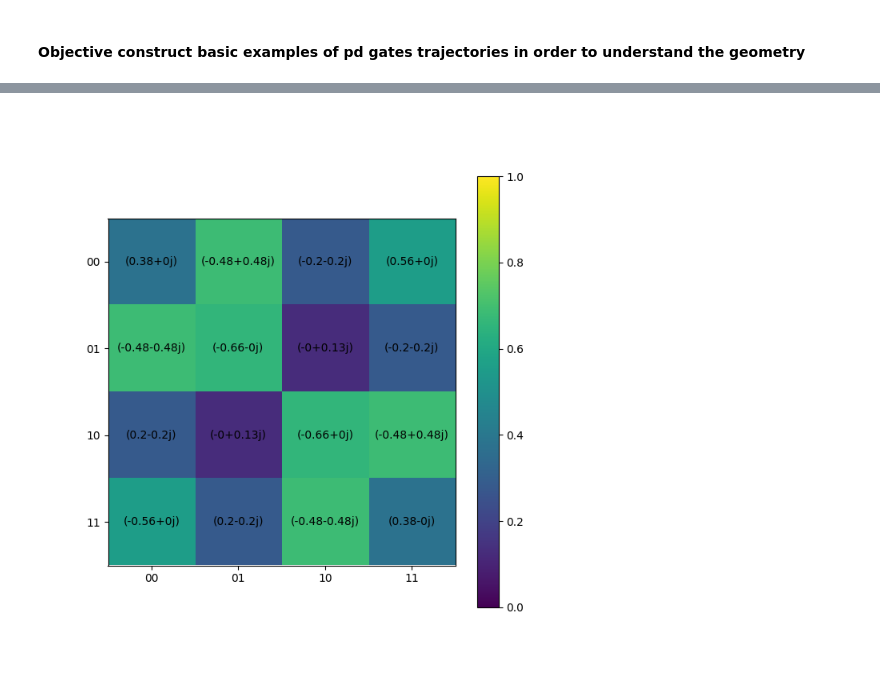
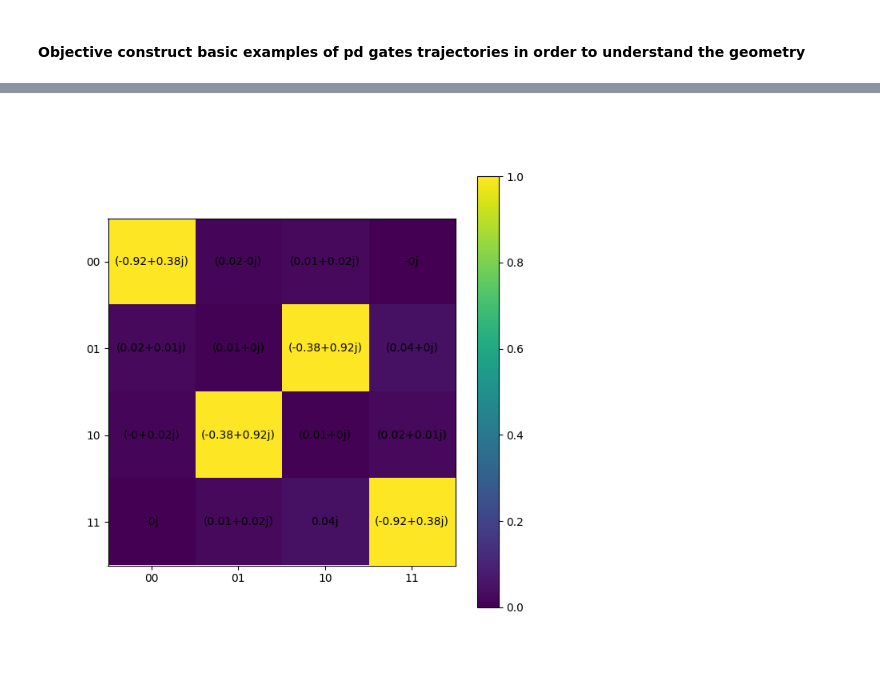
Before and after one commit to Pitt-JonesLab/slam_decomposition, a Jupyter notebook: slam/scripts/parallel_drive_playground.ipynb, the cells around one changed output, grey strips where cells are left out. Saved outputs shown, nothing was run; the diff lists cells and outputs as text; code cells hidden in the pictures.

Commit message:
parallel drive segment optimization for SWAP

```diff
--- a/slam/scripts/parallel_drive_playground.ipynb
+++ b/slam/scripts/parallel_drive_playground.ipynb
@@ -15,4 +15,10 @@ from slam.utils.pd_playground import ParallelDrivenGateWidget
 import numpy as np
 from slam.utils.visualize import coordinate_2dlist_weyl
 from ipywidgets import interact
+# %%
+#optimize parameter vectors to go to SWAP gate
+from qiskit.circuit.library import SwapGate
+from weylchamber import c1c2c3
+target = SwapGate().to_matrix()
+# target_coords = c1c2c3(target)
 # %%
@@ -38,5 +93,5 @@ coordinate_2dlist_weyl(*pdgw.coordinate_list);
 # %%
 from slam.utils.visualize import plotMatrix
-plotMatrix(pdgw.final_unitary);
+plotMatrix(pdgw3.final_unitary);
 # %% [output]
-[figure, old version]
+[figure, new version]
```
Also changed, not shown: parts of 12 cells of this notebook, 2 other files.
